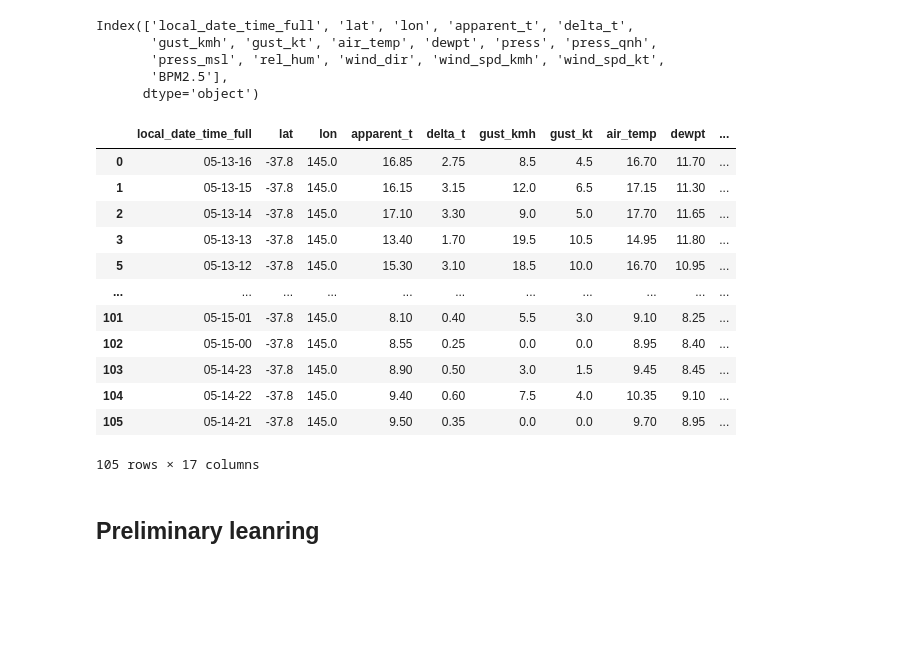
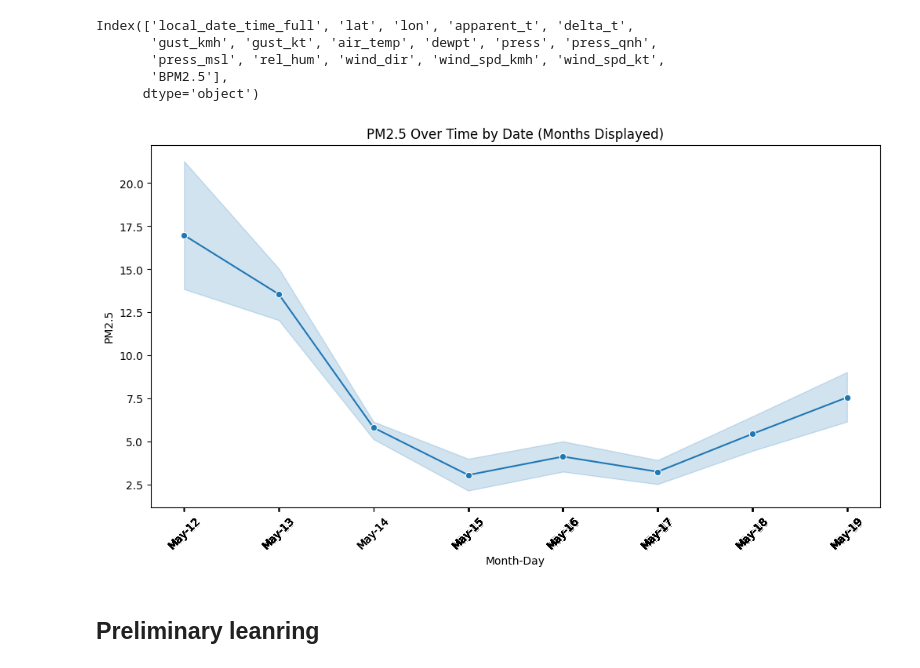
Before and after one commit to BlueTriangleG/CloudEnvInsights-KubeFissionDataProcessor, a Jupyter notebook: fission/functions/Air_weather_analysis.ipynb, the cells around one changed output. Cells and saved outputs as stored; diff of their text form; code cells hidden in the pictures; blank space fills up the shorter version.

```diff
--- a/fission/functions/Air_weather_analysis.ipynb
+++ b/fission/functions/Air_weather_analysis.ipynb
@@ -48,22 +48,28 @@ Index(['local_date_time_full', 'lat', 'lon', 'apparent_t', 'delta_t',
       dtype='object')
 # %%
 # df_cleaned.set_index('local_date_time_full', inplace=True)
-# %%
-df_cleaned
-# %% [output]
-|  | local_date_time_full | lat | lon | apparent_t | delta_t | gust_kmh | gust_kt | air_temp | dewpt | ... |
-| 0 | 05-13-16 | -37.8 | 145.0 | 16.85 | 2.75 | 8.5 | 4.5 | 16.70 | 11.70 | ... |
-| 1 | 05-13-15 | -37.8 | 145.0 | 16.15 | 3.15 | 12.0 | 6.5 | 17.15 | 11.30 | ... |
-| 2 | 05-13-14 | -37.8 | 145.0 | 17.10 | 3.30 | 9.0 | 5.0 | 17.70 | 11.65 | ... |
-| 3 | 05-13-13 | -37.8 | 145.0 | 13.40 | 1.70 | 19.5 | 10.5 | 14.95 | 11.80 | ... |
-| 5 | 05-13-12 | -37.8 | 145.0 | 15.30 | 3.10 | 18.5 | 10.0 | 16.70 | 10.95 | ... |
-| ... | ... | ... | ... | ... | ... | ... | ... | ... | ... | ... |
-| 101 | 05-15-01 | -37.8 | 145.0 | 8.10 | 0.40 | 5.5 | 3.0 | 9.10 | 8.25 | ... |
-| 102 | 05-15-00 | -37.8 | 145.0 | 8.55 | 0.25 | 0.0 | 0.0 | 8.95 | 8.40 | ... |
-| 103 | 05-14-23 | -37.8 | 145.0 | 8.90 | 0.50 | 3.0 | 1.5 | 9.45 | 8.45 | ... |
-| 104 | 05-14-22 | -37.8 | 145.0 | 9.40 | 0.60 | 7.5 | 4.0 | 10.35 | 9.10 | ... |
-| 105 | 05-14-21 | -37.8 | 145.0 | 9.50 | 0.35 | 0.0 | 0.0 | 9.70 | 8.95 | ... |
-105 rows × 17 columns
+# %%
+df_cleaned['local_date_time_full'] = pd.to_datetime(df_cleaned['local_date_time_full'], format='%m-%d-%H')
+
+# 提取日期信息
+df_cleaned['date'] = df_cleaned['local_date_time_full'].dt.date
+
+# 提取月份信息，用于标注x轴
+df_cleaned['month_day'] = df_cleaned['local_date_time_full'].dt.strftime('%b-%d')
+
+# 绘制 PM2.5 的折线图，按日期分布，但x轴标签为月份
+plt.figure(figsize=(12, 6))
+sns.lineplot(x='date', y='BPM2.5', data=df_cleaned, marker='o')
+
+# 设置 x 轴标签为月份
+plt.xticks(ticks=df_cleaned['date'], labels=df_cleaned['month_day'], rotation=45)
+
+plt.title('PM2.5 Over Time by Date (Months Displayed)')
+plt.xlabel('Month-Day')
+plt.ylabel('PM2.5')
+plt.show()
+# %% [output]
+[figure, added]
 # %% [markdown]
 ## Preliminary leanring
 # %%
```
Also changed, not shown: parts of 6 cells of this notebook.
